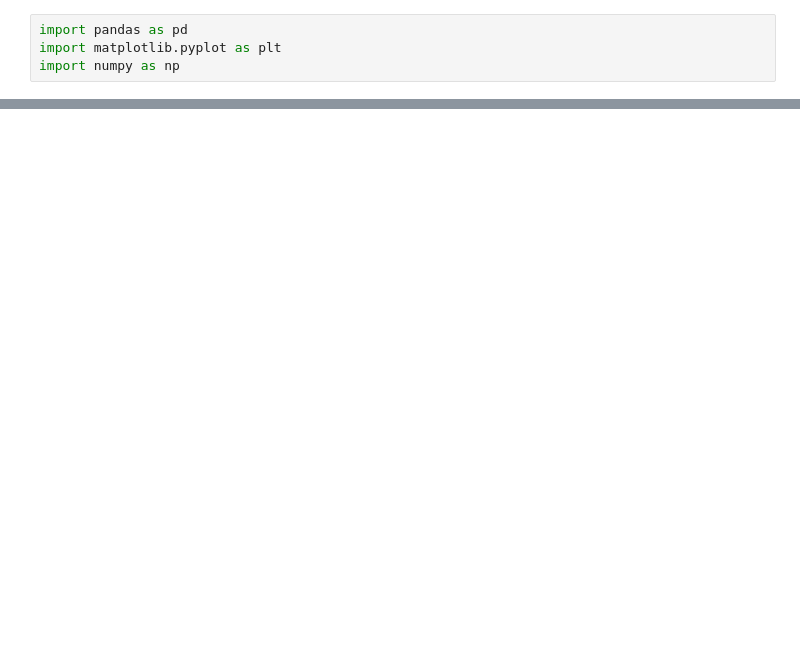
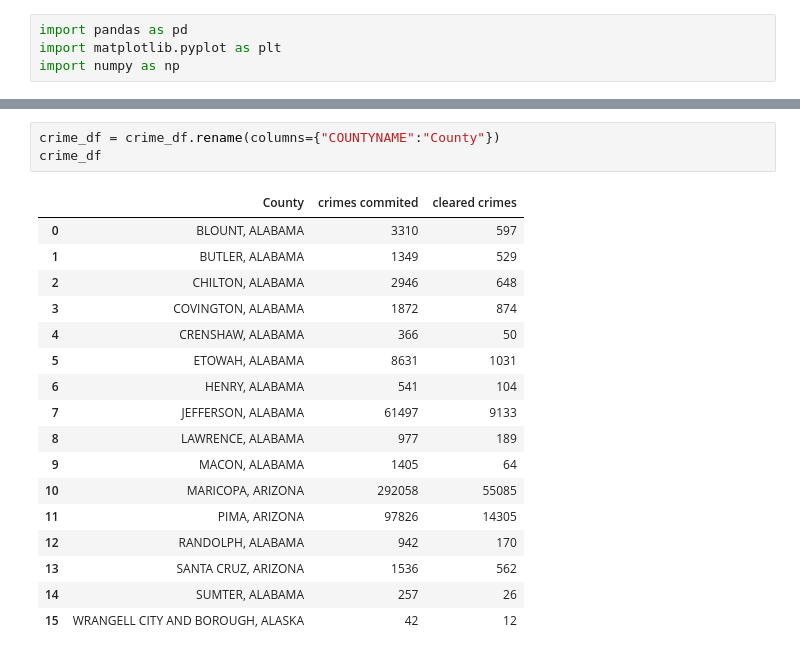
Before and after one commit to swbrummund/Project.01, a Jupyter notebook: Data_Analysis/Test Analysis-Franklin.ipynb, the cells around one changed output, grey strips where cells are left out. Cells and saved outputs as stored; diff of their text form; blank space fills up the shorter version.

```diff
--- a/Data_Analysis/Test Analysis-Franklin.ipynb
+++ b/Data_Analysis/Test Analysis-Franklin.ipynb
@@ -45,0 +21,21 @@ Name: 622, dtype: object
+# %%
+crime_df = crime_df.rename(columns={"COUNTYNAME":"County"})
+crime_df
+# %% [output]
+|  | County | crimes commited | cleared crimes |
+| 0 | BLOUNT, ALABAMA | 3310 | 597 |
+| 1 | BUTLER, ALABAMA | 1349 | 529 |
+| 2 | CHILTON, ALABAMA | 2946 | 648 |
+| 3 | COVINGTON, ALABAMA | 1872 | 874 |
+| 4 | CRENSHAW, ALABAMA | 366 | 50 |
+| 5 | ETOWAH, ALABAMA | 8631 | 1031 |
+| 6 | HENRY, ALABAMA | 541 | 104 |
+| 7 | JEFFERSON, ALABAMA | 61497 | 9133 |
+| 8 | LAWRENCE, ALABAMA | 977 | 189 |
+| 9 | MACON, ALABAMA | 1405 | 64 |
+| 10 | MARICOPA, ARIZONA | 292058 | 55085 |
+| 11 | PIMA, ARIZONA | 97826 | 14305 |
+| 12 | RANDOLPH, ALABAMA | 942 | 170 |
+| 13 | SANTA CRUZ, ARIZONA | 1536 | 562 |
+| 14 | SUMTER, ALABAMA | 257 | 26 |
+| 15 | WRANGELL CITY AND BOROUGH, ALASKA | 42 | 12 |
```
Also changed, not shown: parts of 8 cells of this notebook, 19 other files.
